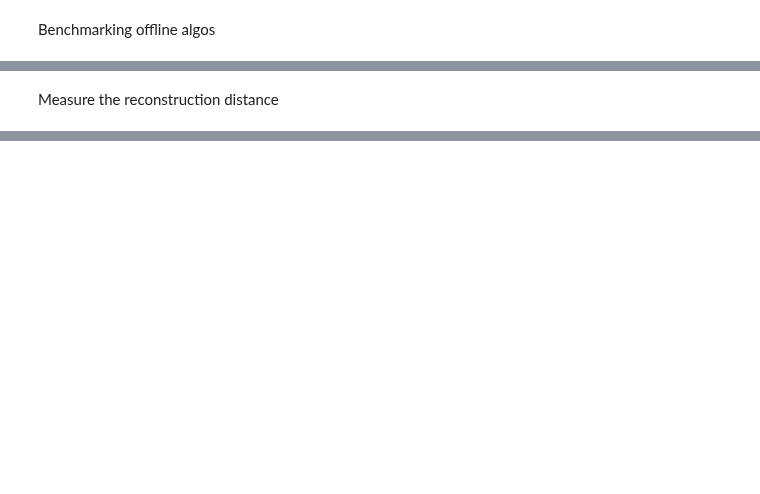
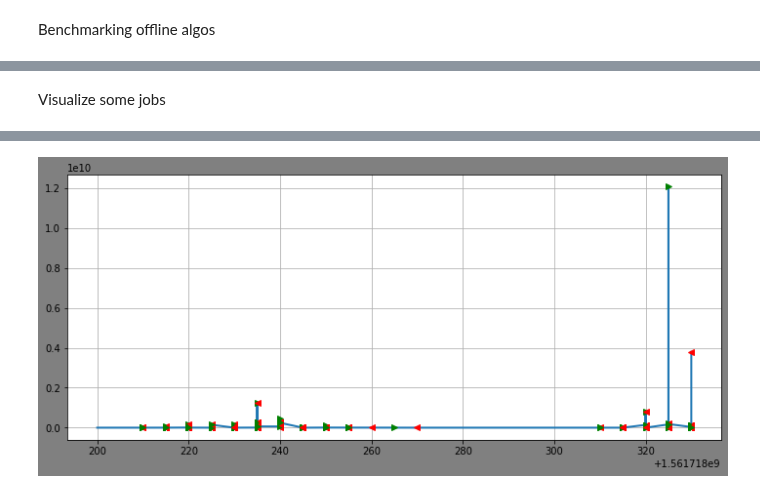
Before and after one commit to io-sea/recommendation-system, a Jupyter notebook: job_decomposer/job_decomposer/stat_methods_exploration.ipynb, the cells around one changed output, grey strips where cells are left out. Cells and saved outputs as stored; diff of their text form; code cells hidden in the pictures; blank space fills up the shorter version.

Commit message:
exploring bench results

```diff
--- a/job_decomposer/job_decomposer/stat_methods_exploration.ipynb
+++ b/job_decomposer/job_decomposer/stat_methods_exploration.ipynb
@@ -234,5 +234,57 @@ df.head()
 | 2 | dataset_genji_IOI_BD260919 | 457344 | bytesWritten | 2758 | 455 | Pelt | L2 | 5.433672e+18 | 0.001000 | ... |
 | 3 | dataset_genji_IOI_BD260919 | 457344 | bytesWritten | 2758 | 455 | Pelt | L2 | 5.433672e+18 | 0.015849 | ... |
 | 4 | dataset_genji_IOI_BD260919 | 457344 | bytesWritten | 2758 | 1 | Binseg | L1 | 1.764660e+10 | 0.001000 | ... |
-# %% [markdown]
-Measure the reconstruction distance
+# %% [markdown]
+Visualize some jobs
+# %%
+job_files = []
+dataset_path = "C:\\Users\\a770398\\IO-SEA\\io-sea-3.4-analytics\\dataset_generation\\dataset_generation"
+for root, dirs, files in os.walk(dataset_path):
+    for csv_file in files:
+        if csv_file.endswith(".csv"):
+            job_files.append(os.path.join(root, csv_file))
+
+# csv_file = os.path.join("C:\\Users\\a770398\IO-SEA\io-sea-3.4-analytics\\dataset_generation\\dataset_generation\\dataset_oth_db\\job_1272.csv")
+
+csv_file = random.choice(job_files)
+# %%
+import os, random
+import numpy as np
+import pandas as pd
+import simpy
+import os, random
+import ruptures as rpt
+import matplotlib.pyplot as plt
+
+def plot_job_phases(x, signal, breakpoints):
+
+    plt.rcParams["figure.figsize"] = (12,5)
+    plt.rcParams['figure.facecolor'] = 'gray'
+    plt.plot(x, signal, lw=2, label="IO")
+    for i_brk, brk in enumerate(breakpoints[:-1]): #avoid last point
+        if i_brk % 2 == 0: # opening point
+            plt.plot(x[brk], signal[brk], '>g')
+        else:
+            plt.plot(x[brk], signal[brk], '<r')
+    plt.grid(True)
+    plt.show()
+
+
+
+
+df = pd.read_csv(csv_file, index_col=0)
+signal = df[["bytesWritten"]].to_numpy().tolist()
+x = df[["timestamp"]].to_numpy().tolist()
+# executin algo on signal
+# rpt.costs.CostL1(), rpt.costs.CostL2(), rpt.costs.CostNormal(), rpt.costs.CostLinear()
+# rpt.costs.CostAR(order=10), rpt.costs.CostMl(metric=np.eye(1)), rpt.costs.CostRank()]:
+cost = rpt.costs.CostL2()
+breakpoints = rpt.Pelt(custom_cost=cost).fit(df[["bytesWritten"]].to_numpy()).predict(pen=1)
+loss = cost.sum_of_costs(breakpoints)
+print(f"{loss = }")
+#pelt_result = rpt.Pelt(model="rbf", min_size=3).fit(signal).predict(pen=0.1)
+#print(cost.fit(signal).error(0, len(signal)))
+
+
+plot_job_phases(x, signal, breakpoints)
+# %% [output]
@@ -238,0 +292 @@ Measure the reconstruction distance
+[figure, added]
```
Also changed, not shown: parts of 7 cells of this notebook, 4 other files.
